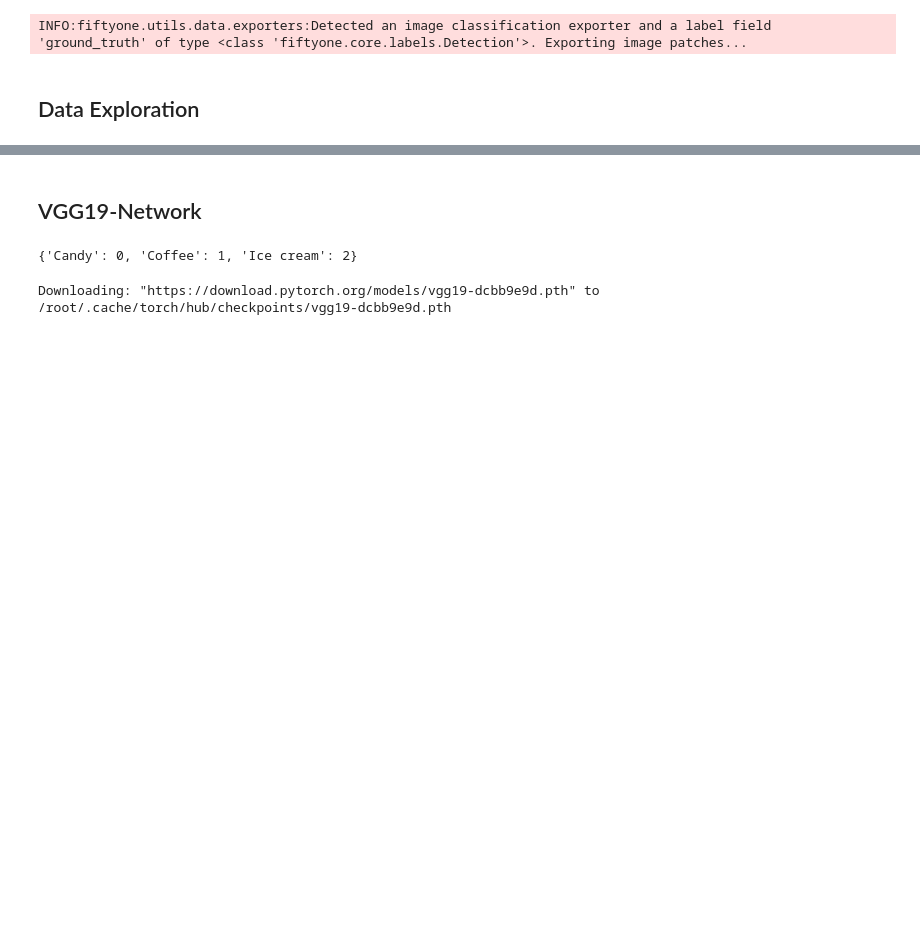
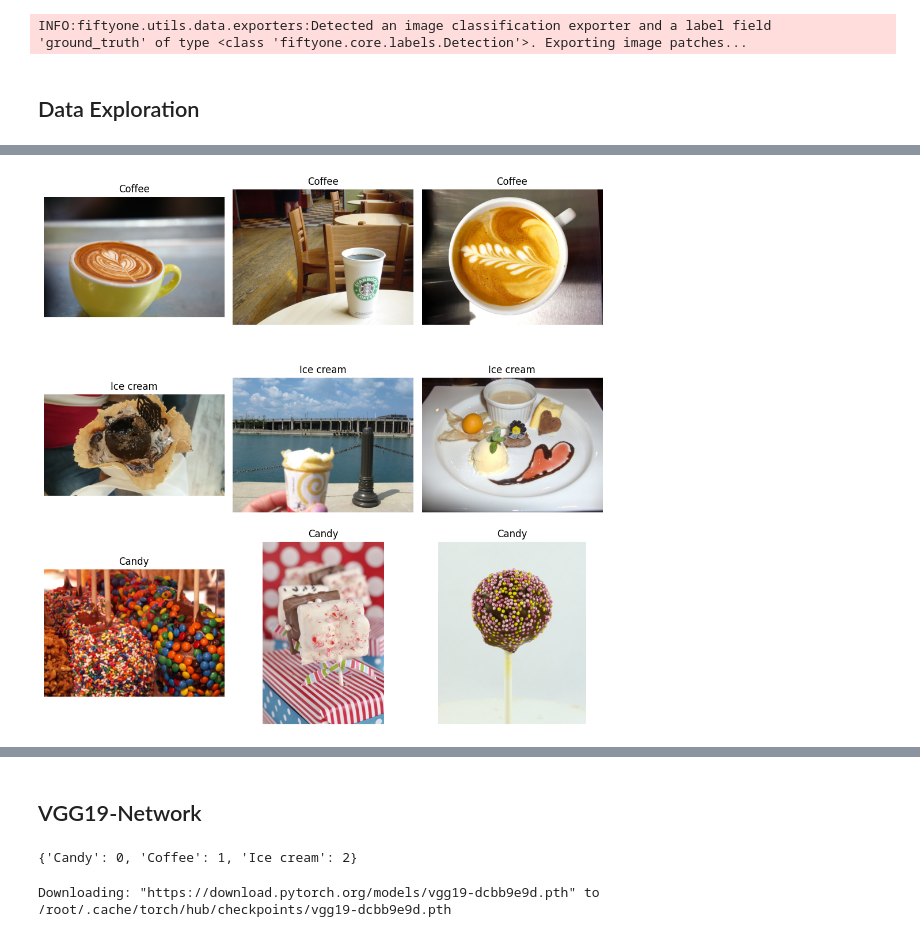
Before and after one commit to GeorgH02/Image-Classification, a Jupyter notebook: project.ipynb, the cells around one changed output, grey strips where cells are left out. Cells and saved outputs as stored; diff of their text form; code cells hidden in the pictures; blank space fills up the shorter version.

```diff
--- a/project.ipynb
+++ b/project.ipynb
@@ -115,0 +134,23 @@ Ice cream: 704
+# %%
+# looking at sample images per class
+fig, axes = plt.subplots(len(my_classes), 3, figsize=(10, 10))
+
+for row, cls in enumerate(my_classes):
+    shown = 0
+    for sample in dataset:
+        if shown == 3:
+            break
+        if sample.ground_truth is None:
+            continue
+        labels = [d.label for d in sample.ground_truth.detections]
+        if cls in labels:
+            img = Image.open(sample.filepath).convert("RGB")
+            axes[row, shown].imshow(img)
+            axes[row, shown].set_title(cls)
+            axes[row, shown].axis("off")
+            shown += 1
+
+plt.tight_layout()
+plt.show()
+# %% [output]
+[figure, added]
```
Also changed, not shown: parts of 15 cells of this notebook.
